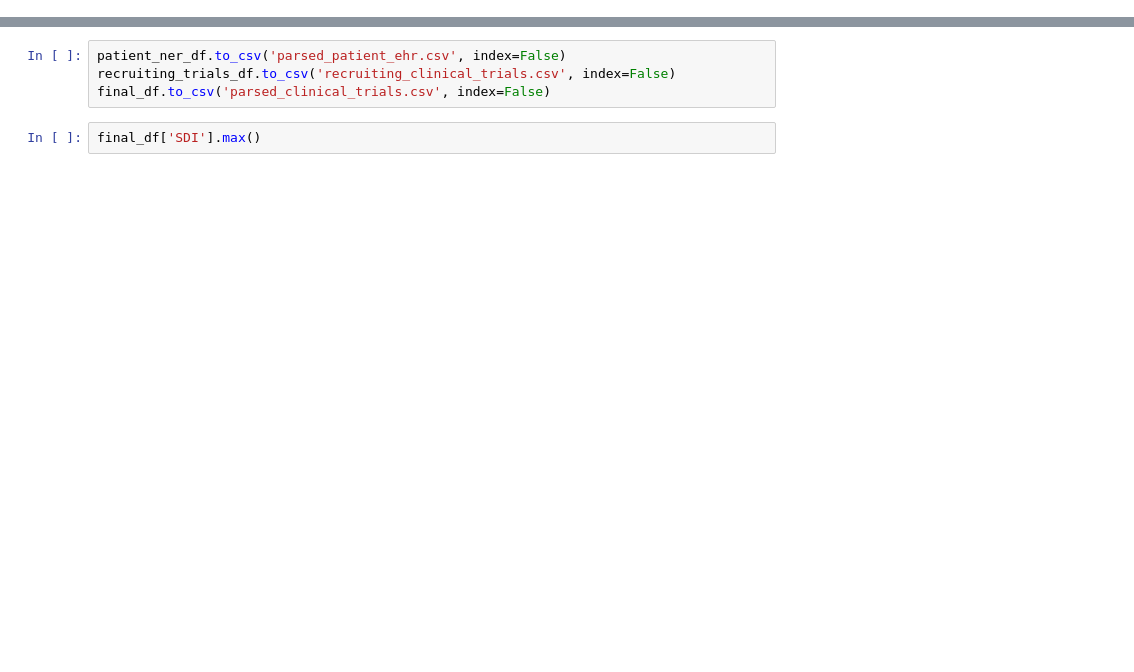
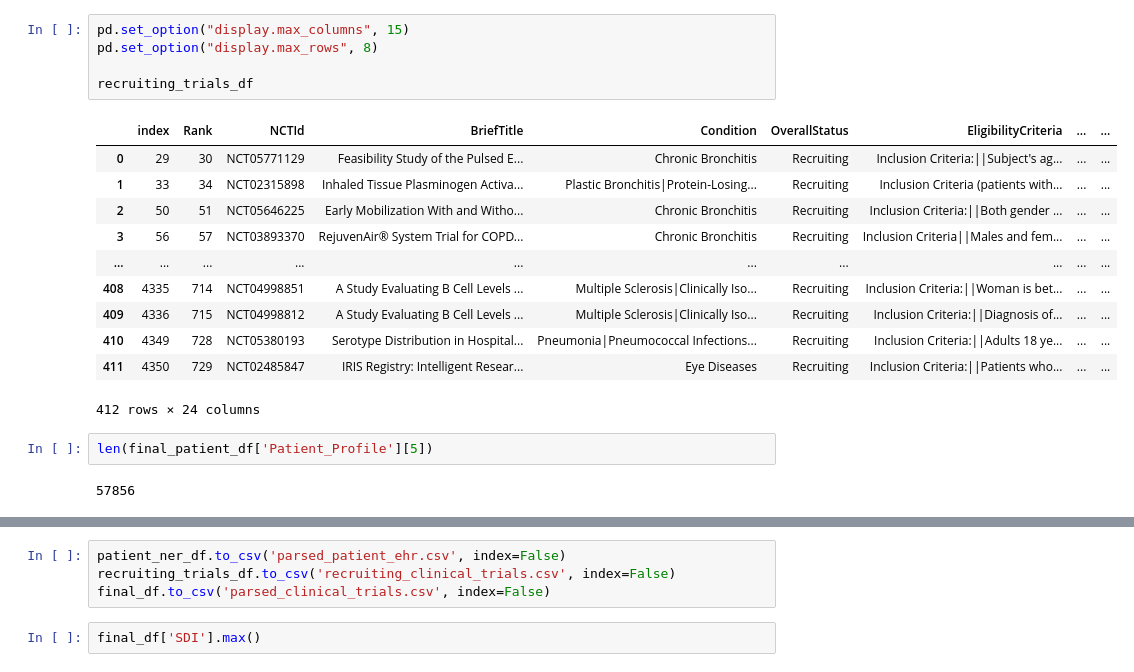
Before and after one commit to victormurcia/CTS_Test, a Jupyter notebook: CTS_Unifying_Routines.ipynb, the cells around one changed output, grey strips where cells are left out. Drawn from its saved outputs; the diff is of its cells as text; blank space fills up the shorter version.

```diff
--- a/CTS_Unifying_Routines.ipynb
+++ b/CTS_Unifying_Routines.ipynb
@@ -554,0 +770,21 @@ Parsing patient records took: 2031.22 seconds
+# %%
+pd.set_option("display.max_columns", 15)
+pd.set_option("display.max_rows", 8)
+
+recruiting_trials_df
+# %% [output]
+|  | index | Rank | NCTId | BriefTitle | Condition | OverallStatus | EligibilityCriteria | ... | ... |
+| 0 | 29 | 30 | NCT05771129 | Feasibility Study of the Pulsed E... | Chronic Bronchitis | Recruiting | Inclusion Criteria:||Subject's ag... | ... | ... |
+| 1 | 33 | 34 | NCT02315898 | Inhaled Tissue Plasminogen Activa... | Plastic Bronchitis|Protein-Losing... | Recruiting | Inclusion Criteria (patients with... | ... | ... |
+| 2 | 50 | 51 | NCT05646225 | Early Mobilization With and Witho... | Chronic Bronchitis | Recruiting | Inclusion Criteria:||Both gender ... | ... | ... |
+| 3 | 56 | 57 | NCT03893370 | RejuvenAir® System Trial for COPD... | Chronic Bronchitis | Recruiting | Inclusion Criteria||Males and fem... | ... | ... |
+| ... | ... | ... | ... | ... | ... | ... | ... | ... | ... |
+| 408 | 4335 | 714 | NCT04998851 | A Study Evaluating B Cell Levels ... | Multiple Sclerosis|Clinically Iso... | Recruiting | Inclusion Criteria:||Woman is bet... | ... | ... |
+| 409 | 4336 | 715 | NCT04998812 | A Study Evaluating B Cell Levels ... | Multiple Sclerosis|Clinically Iso... | Recruiting | Inclusion Criteria:||Diagnosis of... | ... | ... |
+| 410 | 4349 | 728 | NCT05380193 | Serotype Distribution in Hospital... | Pneumonia|Pneumococcal Infections... | Recruiting | Inclusion Criteria:||Adults 18 ye... | ... | ... |
+| 411 | 4350 | 729 | NCT02485847 | IRIS Registry: Intelligent Resear... | Eye Diseases | Recruiting | Inclusion Criteria:||Patients who... | ... | ... |
+412 rows × 24 columns
+# %%
+len(final_patient_df['Patient_Profile'][5])
+# %% [output]
+57856
```
Also changed, not shown: parts of 25 cells of this notebook.
